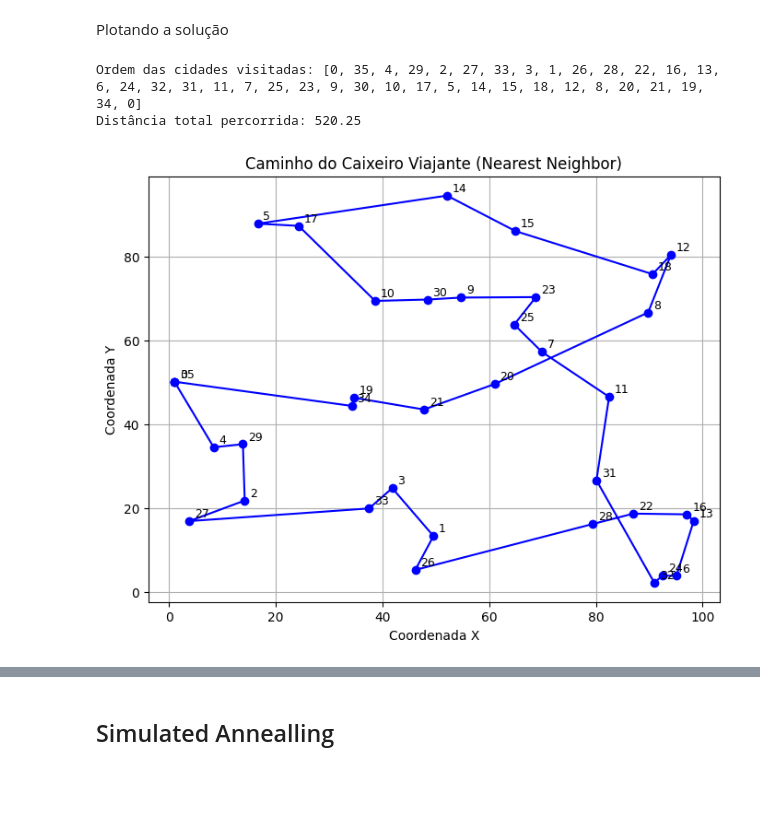
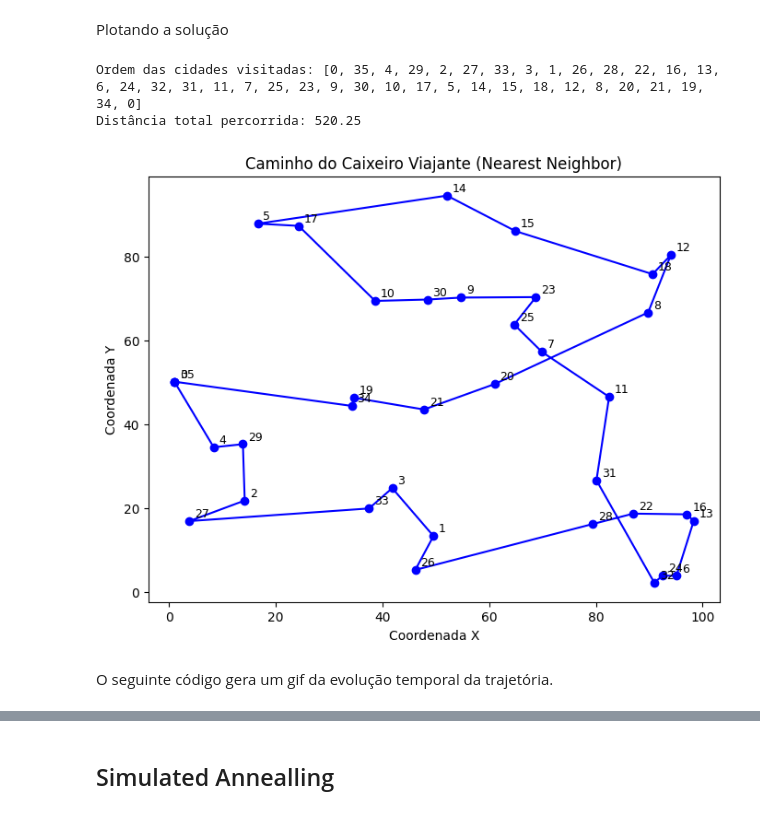
Before and after one commit to Wally-sson/pys, a Jupyter notebook: Problema do Caxeiro Viajante.ipynb, the cells around one changed output, grey strips where cells are left out. Cells and saved outputs as stored; diff of their text form; code cells hidden in the pictures; blank space fills up the shorter version.

```diff
--- a/Problema do Caxeiro Viajante.ipynb
+++ b/Problema do Caxeiro Viajante.ipynb
@@ -81,21 +77,22 @@ Plotando a solução
 # %%
 print("Ordem das cidades visitadas:", ordem_visita)
 print(f"Distância total percorrida: {total_distance:.2f}")
 
 # Plotar o caminho
 plt.figure(figsize=(8, 6))
 plt.plot(cidades_NN[ordem_visita, 0], cidades_NN[ordem_visita, 1], 'o-', color='blue')
 plt.title('Caminho do Caixeiro Viajante (Nearest Neighbor)')
 for i, (x, y) in enumerate(cidades_NN):
     plt.text(x + 1, y + 1, str(i), fontsize=9)
 plt.xlabel('Coordenada X')
 plt.ylabel('Coordenada Y')
-plt.grid(True)
 plt.show()
 # %% [output]
 Ordem das cidades visitadas: [0, 35, 4, 29, 2, 27, 33, 3, 1, 26, 28, 22, 16, 13, 6, 24, 32, 31, 11, 7, 25, 23, 9, 30, 10, 17, 5, 14, 15, 18, 12, 8, 20, 21, 19, 34, 0]
 Distância total percorrida: 520.25
-[figure, old version]
+[figure, new version]
+# %% [markdown]
+O seguinte código gera um gif da evolução temporal da trajetória.
 # %%
 fig, ax = plt.subplots(figsize=(8,8))
 
```
Also changed, not shown: parts of 24 cells of this notebook, 3 other files.
